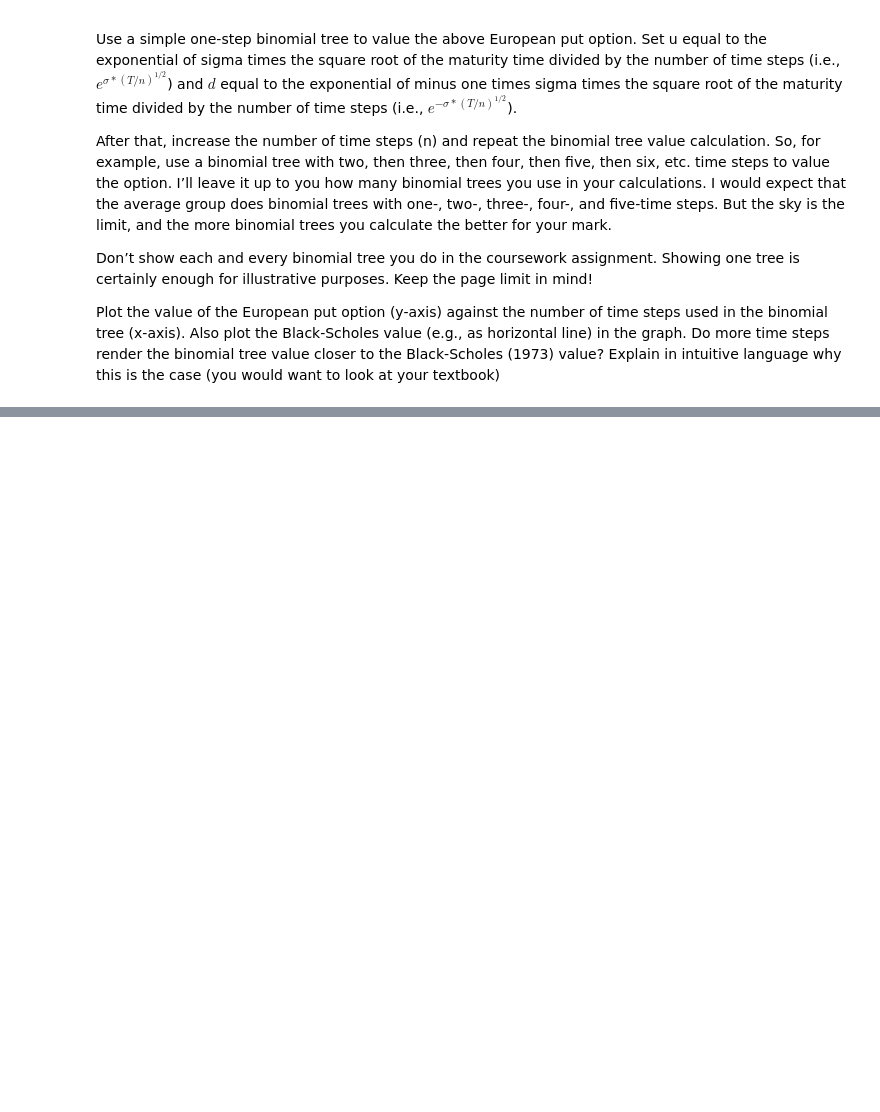
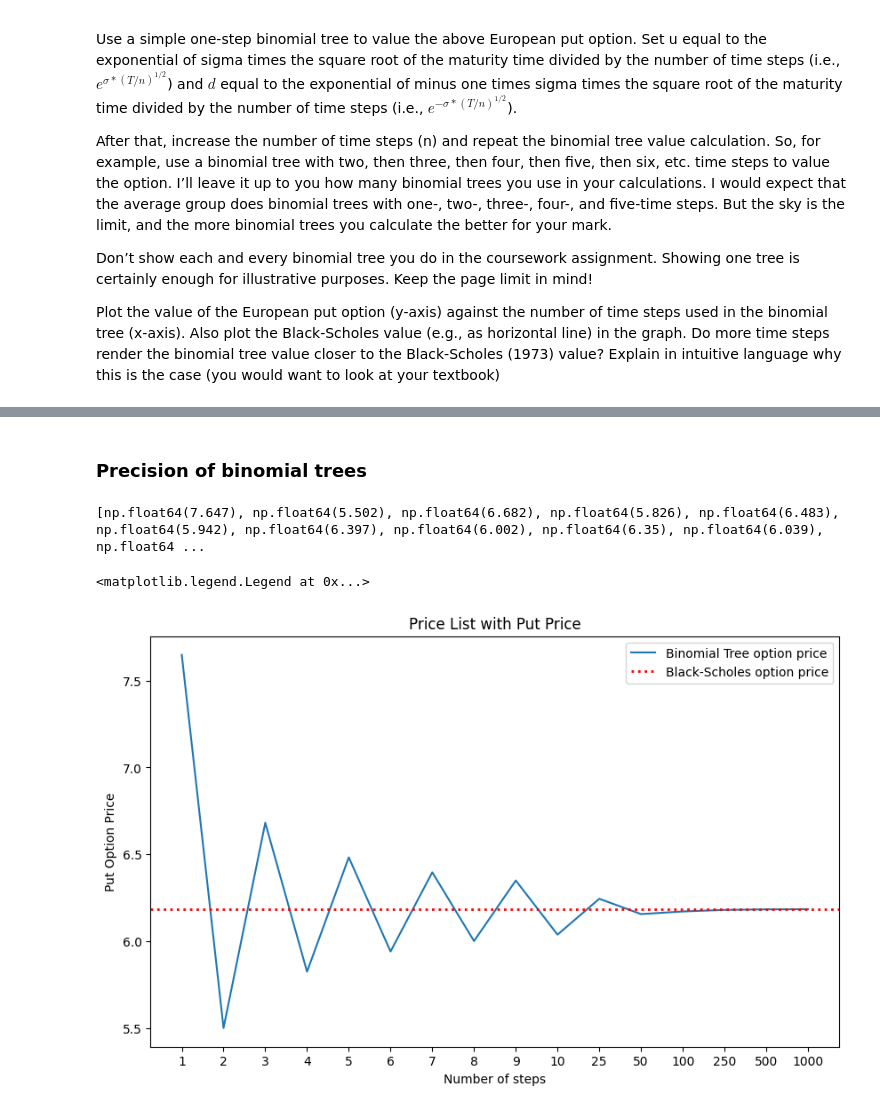
Before and after one commit to Nikolyking/Derivative-Securities-CWA, a Jupyter notebook: main.ipynb, the cells around one changed output, grey strips where cells are left out. Cells and saved outputs as stored; diff of their text form; code cells hidden in the pictures; blank space fills up the shorter version.

```diff
--- a/main.ipynb
+++ b/main.ipynb
@@ -42,7 +42,7 @@ where:
 # %%
 # Parameters
 S0 = 35          # Initial stock price
-K = 45           # Strike price in GBP
+K = 35           # Strike price in GBP
 T = 1            # Time to maturity in years (1 year)
 r = 0.03         # Risk-free interest rate (3% per annum)
 sigma = 0.45     # Volatility of the stock's returns
@@ -55,5 +55,5 @@ d2 = d1 - sigma * np.sqrt(T)
 # Put option price calculation
 put_price = K * np.exp(-r * T) * norm.cdf(-d2) - S0 * np.exp(-q * T) * norm.cdf(-d1)
 
-print(f"Price of the put option using Black-Scholes formula is {round(put_price, 5)}")
+print(f"Price of the put option using Black-Scholes formula is {round(put_price, 3)}")
 # %% [output]
@@ -177,0 +183,58 @@ Payoff Tree:
+# %% [markdown]
+### Precision of binomial trees
+# %%
+steps = [1, 2, 3, 4, 5, 6, 7, 8, 9, 10, 25, 50, 100, 250, 500, 1000]
+price_list = []
+
+for step in steps:
+    # Parameters
+    S0 = 35
+    K = 35
+    r = 0.03
+    sigma = 0.45
+    T = 1
+    q = 0.04
+
+    N = step
+    dt = T / N
+
+    # Initialize asset price array
+    asset_price = np.zeros((N+1, N+1))
+
+    u = np.exp(sigma * np.sqrt(dt))
+    d = 1 / u
+
+    # Populate asset price array
+    for i in range(N+1):
+        for j in range(i+1):
+            asset_price[j, i] = S0 * (u**(i-j)) * (d**j)
+
+    # Probability and payoff initialization
+    p = (np.exp((r - q) * dt) - d) / (u - d)
+    payoff = np.zeros((N+1, N+1))
+
+    # Backward induction for option payoff
+    for i in range(N, -1, -1):
+        for j in range(i+1):
+            if i == N:  # At maturity
+                payoff[j, i] = np.maximum((K - asset_price[j, i]), 0)
+            else:  # Discounted expected payoff
+                payoff[j, i] = ((p * payoff[j, i+1]) + ((1-p) * payoff[j+1, i+1])) * np.exp(-r * dt)
+
+    price_list.append(round(payoff[0, 0], 3))
+
+print(price_list)
+# %% [output]
+[np.float64(7.647), np.float64(5.502), np.float64(6.682), np.float64(5.826), np.float64(6.483), np.float64(5.942), np.float64(6.397), np.float64(6.002), np.float64(6.35), np.float64(6.039), np.float64 ...
+# %%
+plt.figure(figsize=(10, 6))
+plt.plot(range(len(price_list)), price_list, label='Binomial Tree option price')
+plt.axhline(y=put_price, color='red', linestyle=':', linewidth=2, label='Black-Scholes option price')
+plt.xlabel('Number of steps')
+plt.xticks(ticks=range(len(steps)), labels=steps)
+plt.ylabel('Put Option Price')
+plt.title('Price List with Put Price')
+plt.legend()
+# %% [output]
+<matplotlib.legend.Legend at 0x...>
+[figure, added]
```
Also changed, not shown: parts of 3 cells of this notebook.
